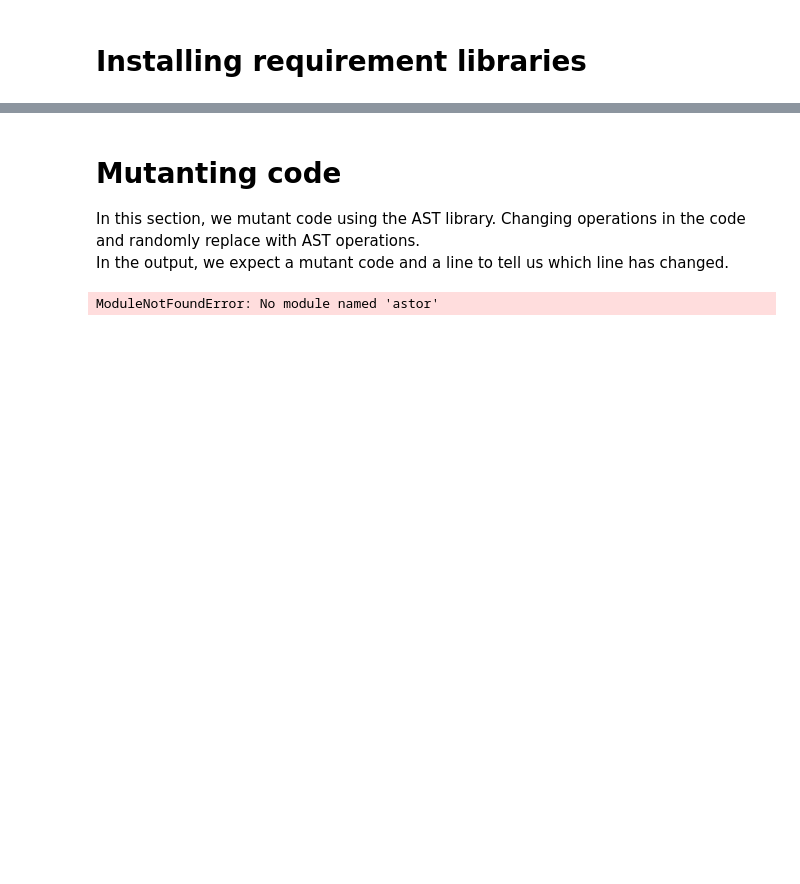
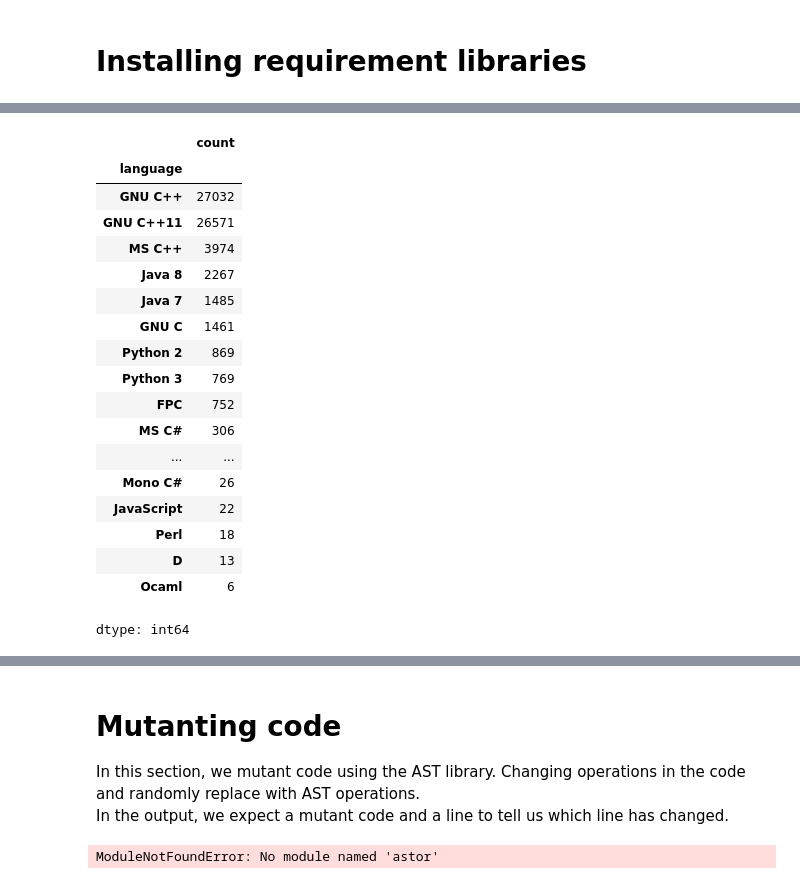
Before and after one commit to navidadkhah/Advanced-Bug-Detection-and-Fixing-Using-Fine-Tuned-LLM, a Jupyter notebook: Dataset/Create_dataset.ipynb, the cells around one changed output, grey strips where cells are left out. Cells and saved outputs as stored; diff of their text form; code cells hidden in the pictures; blank space fills up the shorter version.

Commit message:
Jsonl file added

```diff
--- a/Dataset/Create_dataset.ipynb
+++ b/Dataset/Create_dataset.ipynb
@@ -37,0 +50,19 @@ import random  # To select mutations randomly
+# %%
+# In this Cell, we convert our Jsonl file to Dataframe for better understanding
+PATH = '/content/drive/MyDrive/Bachelor\'s project/dump-original.jsonl'
+
+data = []
+
+# Read and parse each line of the JSONL file
+with open(PATH, 'r') as f:
+    for line_num, line in enumerate(f, start=1):
+        try:
+            json_obj = json.loads(line.strip())  # Parse the JSON object from the line
+            data.append(json_obj)  # Append valid JSON objects to the list
+        except json.JSONDecodeError as e:
+            print(f"Skipping line {line_num}: {e}")  # Catch and display any parsing errors
+
+# Convert the list of valid JSON objects to a Pandas DataFrame
+df = pd.DataFrame(data)
+print(f"Number of Dataframe rows : {len(df)}")
+df.head()
@@ -37,0 +78,23 @@ import random  # To select mutations randomly
+# %%
+# We can see how many languages we have
+df['language'].value_counts()
+# %% [output]
+|  | count |
+| language |  |
+| GNU C++ | 27032 |
+| GNU C++11 | 26571 |
+| MS C++ | 3974 |
+| Java 8 | 2267 |
+| Java 7 | 1485 |
+| GNU C | 1461 |
+| Python 2 | 869 |
+| Python 3 | 769 |
+| FPC | 752 |
+| MS C# | 306 |
+| ... | ... |
+| Mono C# | 26 |
+| JavaScript | 22 |
+| Perl | 18 |
+| D | 13 |
+| Ocaml | 6 |
+dtype: int64
```
Also changed, not shown: parts of 31 cells of this notebook.
